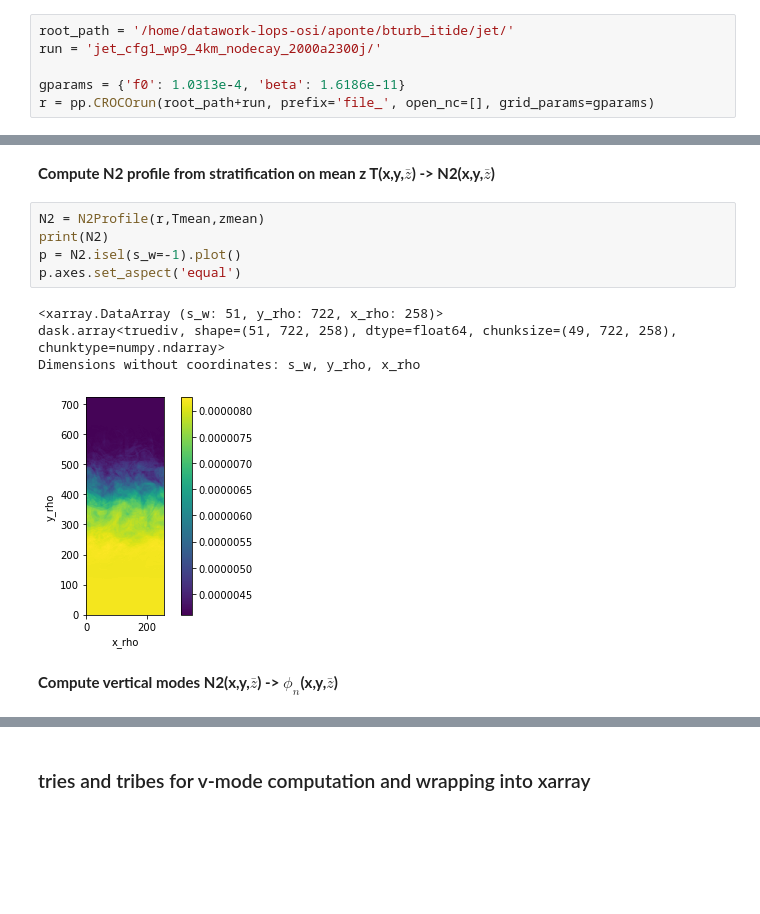
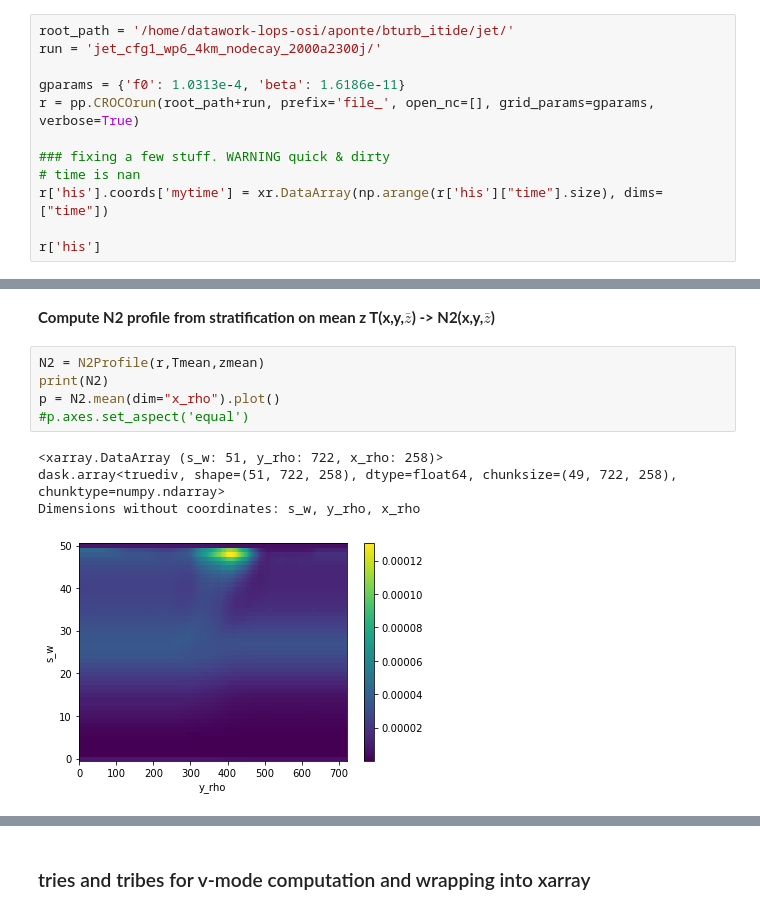
Before and after one commit to slgentil/croco, a Jupyter notebook: tutorials/proj_modes.ipynb, the cells around one changed output, grey strips where cells are left out. Cells and saved outputs as stored; diff of their text form; blank space fills up the shorter version.

```diff
--- a/tutorials/proj_modes.ipynb
+++ b/tutorials/proj_modes.ipynb
@@ -21,7 +21,13 @@ client
 # Read netcdf file
 # %%
 root_path = '/home/datawork-lops-osi/aponte/bturb_itide/jet/'
-run = 'jet_cfg1_wp9_4km_nodecay_2000a2300j/'
+run = 'jet_cfg1_wp6_4km_nodecay_2000a2300j/'
 
 gparams = {'f0': 1.0313e-4, 'beta': 1.6186e-11}
-r = pp.CROCOrun(root_path+run, prefix='file_', open_nc=[], grid_params=gparams)
+r = pp.CROCOrun(root_path+run, prefix='file_', open_nc=[], grid_params=gparams, verbose=True)
+
+### fixing a few stuff. WARNING quick & dirty
+# time is nan
+r['his'].coords['mytime'] = xr.DataArray(np.arange(r['his']["time"].size), dims=["time"])
+
+r['his']
@@ -187,12 +231,10 @@ Dimensions without coordinates: y_rho, x_rho
 # %%
 N2 = N2Profile(r,Tmean,zmean)
 print(N2)
-p = N2.isel(s_w=-1).plot()
-p.axes.set_aspect('equal')
+p = N2.mean(dim="x_rho").plot()
+#p.axes.set_aspect('equal')
 # %% [output]
 <xarray.DataArray (s_w: 51, y_rho: 722, x_rho: 258)>
 dask.array<truediv, shape=(51, 722, 258), dtype=float64, chunksize=(49, 722, 258), chunktype=numpy.ndarray>
 Dimensions without coordinates: s_w, y_rho, x_rho
-[figure, old version]
+[figure, new version]
-# %% [markdown]
-**Compute vertical modes N2(x,y,$\bar{z}$) -> $\phi_{n}$(x,y,$\bar{z}$)**
```
Also changed, not shown: parts of 25 cells of this notebook.
